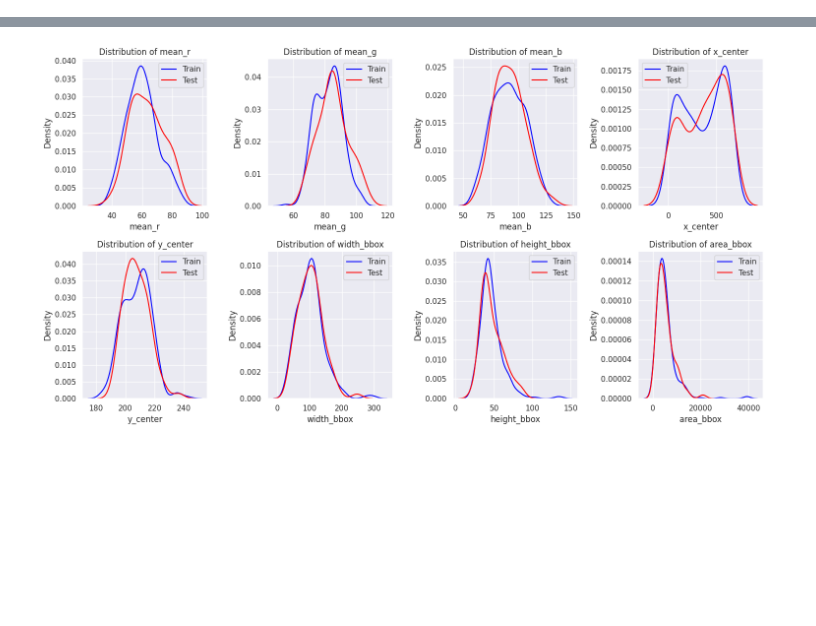
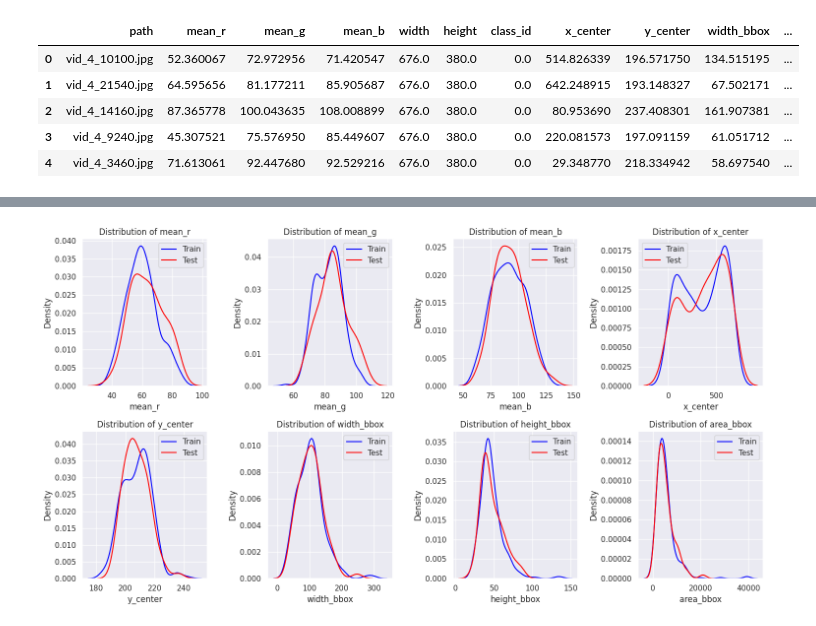
Before and after one commit to geNaNaa/mlops_labs2_3, a Jupyter notebook: lab4.ipynb, the cells around one changed output, grey strips where cells are left out. Cells and saved outputs as stored; diff of their text form; code cells hidden in the pictures; blank space fills up the shorter version.

```diff
--- a/lab4.ipynb
+++ b/lab4.ipynb
@@ -89,3 +89,12 @@ df_test_expanded_labels.columns = bbox_columns
 
 df_train = pd.concat([df_train,df_train_expanded_labels],axis=1).drop(columns="res_labels")
 df_test = pd.concat([df_test,df_test_expanded_labels],axis=1).drop(columns="res_labels")
+# %%
+df_train.head()
+# %% [output]
+|  | path | mean_r | mean_g | mean_b | width | height | class_id | x_center | y_center | width_bbox | ... |
+| 0 | vid_4_10100.jpg | 52.360067 | 72.972956 | 71.420547 | 676.0 | 380.0 | 0.0 | 514.826339 | 196.571750 | 134.515195 | ... |
+| 1 | vid_4_21540.jpg | 64.595656 | 81.177211 | 85.905687 | 676.0 | 380.0 | 0.0 | 642.248915 | 193.148327 | 67.502171 | ... |
+| 2 | vid_4_14160.jpg | 87.365778 | 100.043635 | 108.008899 | 676.0 | 380.0 | 0.0 | 80.953690 | 237.408301 | 161.907381 | ... |
+| 3 | vid_4_9240.jpg | 45.307521 | 75.576950 | 85.449607 | 676.0 | 380.0 | 0.0 | 220.081573 | 197.091159 | 61.051712 | ... |
+| 4 | vid_4_3460.jpg | 71.613061 | 92.447680 | 92.529216 | 676.0 | 380.0 | 0.0 | 29.348770 | 218.334942 | 58.697540 | ... |
```
Also changed, not shown: parts of 11 cells of this notebook.
